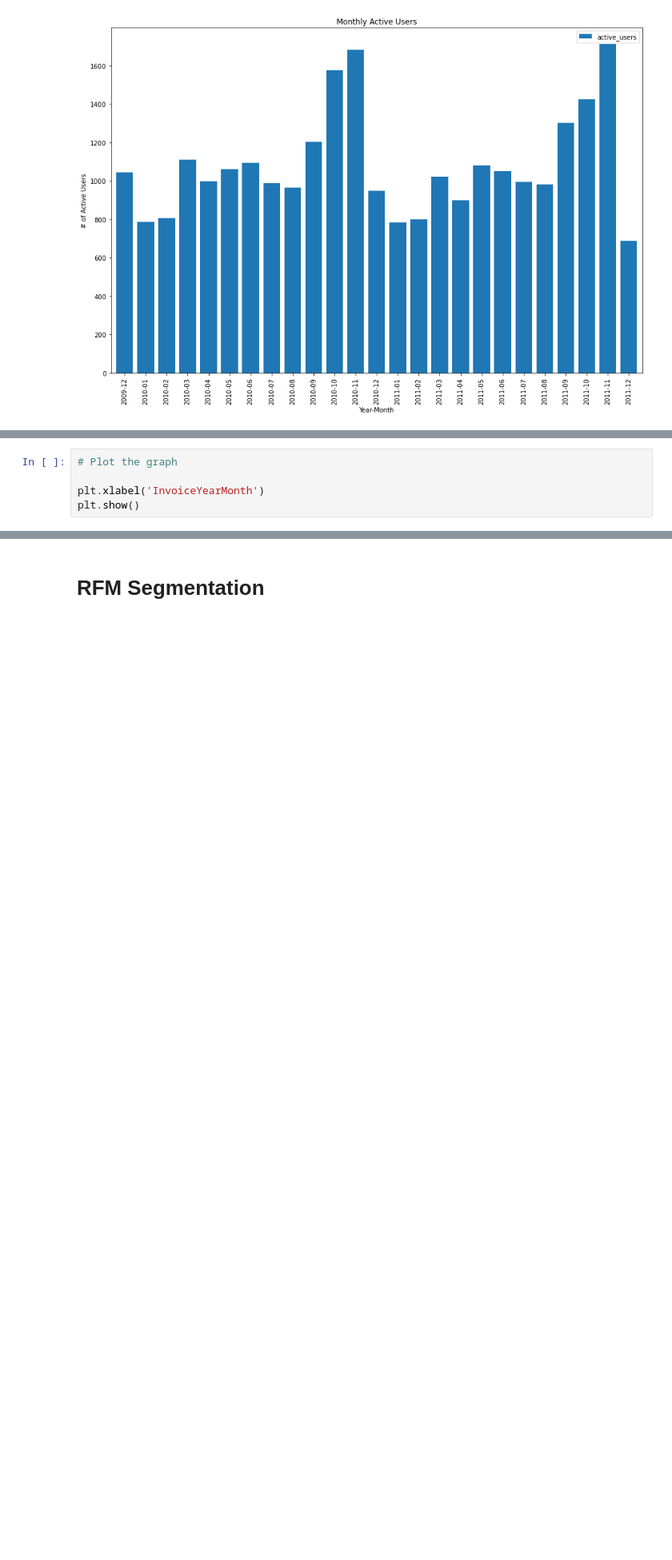
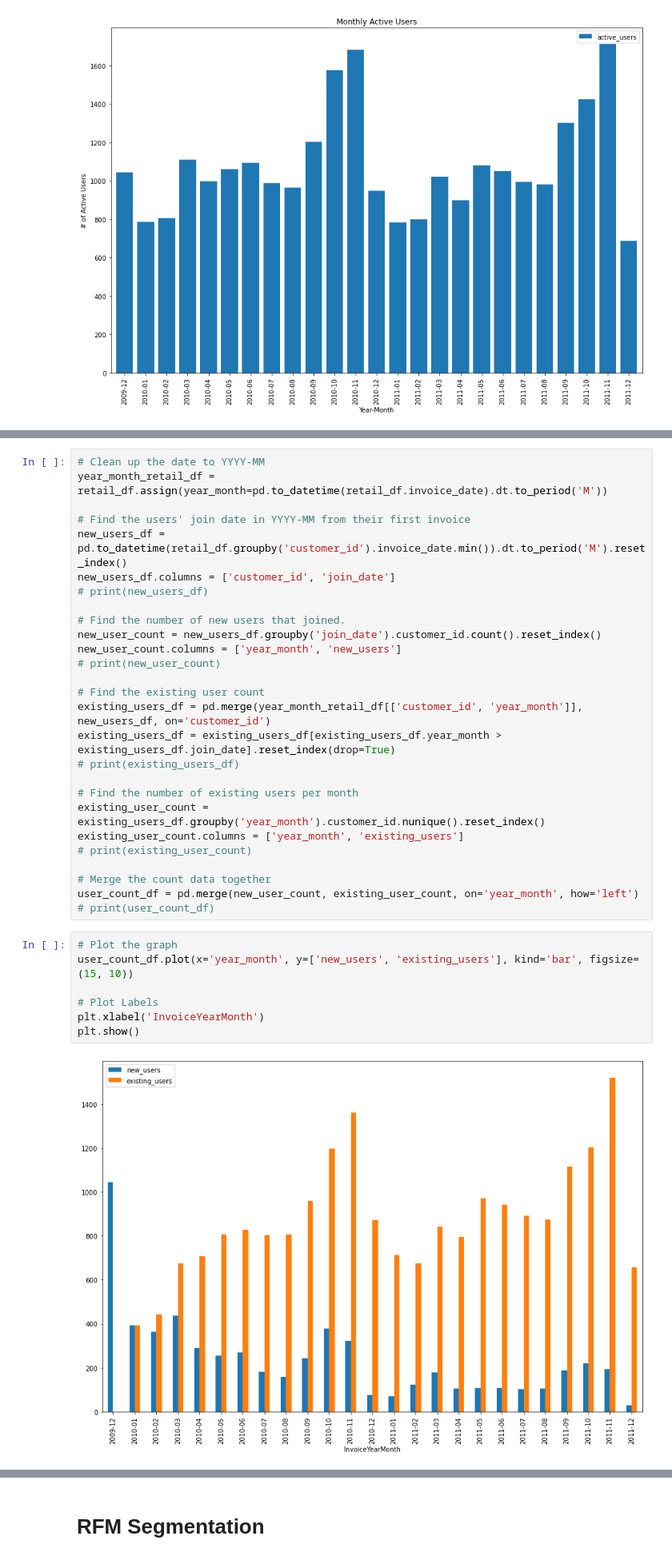
Before and after one commit to jarviscanada/jarvis_data_eng_CecilCao, a Jupyter notebook: python_data_analytics/retail_data_analytics_wrangling.ipynb, the cells around one changed output, grey strips where cells are left out. Shown at 80% size. Cells and saved outputs as stored; diff of their text form; blank space fills up the shorter version.

Commit message:
Complete graphical analysis

```diff
--- a/python_data_analytics/retail_data_analytics_wrangling.ipynb
+++ b/python_data_analytics/retail_data_analytics_wrangling.ipynb
@@ -330,8 +313,39 @@ year_month_retail_df = retail_df.assign(year_month=pd.to_datetime(year_month_ret
+# %%
+# Clean up the date to YYYY-MM
+year_month_retail_df = retail_df.assign(year_month=pd.to_datetime(retail_df.invoice_date).dt.to_period('M'))
+
+# Find the users' join date in YYYY-MM from their first invoice
+new_users_df = pd.to_datetime(retail_df.groupby('customer_id').invoice_date.min()).dt.to_period('M').reset_index()
+new_users_df.columns = ['customer_id', 'join_date']
+# print(new_users_df)
+
+# Find the number of new users that joined.
+new_user_count = new_users_df.groupby('join_date').customer_id.count().reset_index()
+new_user_count.columns = ['year_month', 'new_users']
+# print(new_user_count)
+
+# Find the existing user count
+existing_users_df = pd.merge(year_month_retail_df[['customer_id', 'year_month']], new_users_df, on='customer_id')
+existing_users_df = existing_users_df[existing_users_df.year_month > existing_users_df.join_date].reset_index(drop=True)
+# print(existing_users_df)
+
+# Find the number of existing users per month
+existing_user_count = existing_users_df.groupby('year_month').customer_id.nunique().reset_index()
+existing_user_count.columns = ['year_month', 'existing_users']
+# print(existing_user_count)
+
+# Merge the count data together
+user_count_df = pd.merge(new_user_count, existing_user_count, on='year_month', how='left')
+# print(user_count_df)
 # %%
 # Plot the graph
+user_count_df.plot(x='year_month', y=['new_users', 'existing_users'], kind='bar', figsize=(15, 10))
 
+# Plot Labels
 plt.xlabel('InvoiceYearMonth')
 plt.show()
+# %% [output]
+[figure, added]
 # %% [markdown]
 ## Finding RFM
 
```
Also changed, not shown: parts of 11 cells of this notebook.
